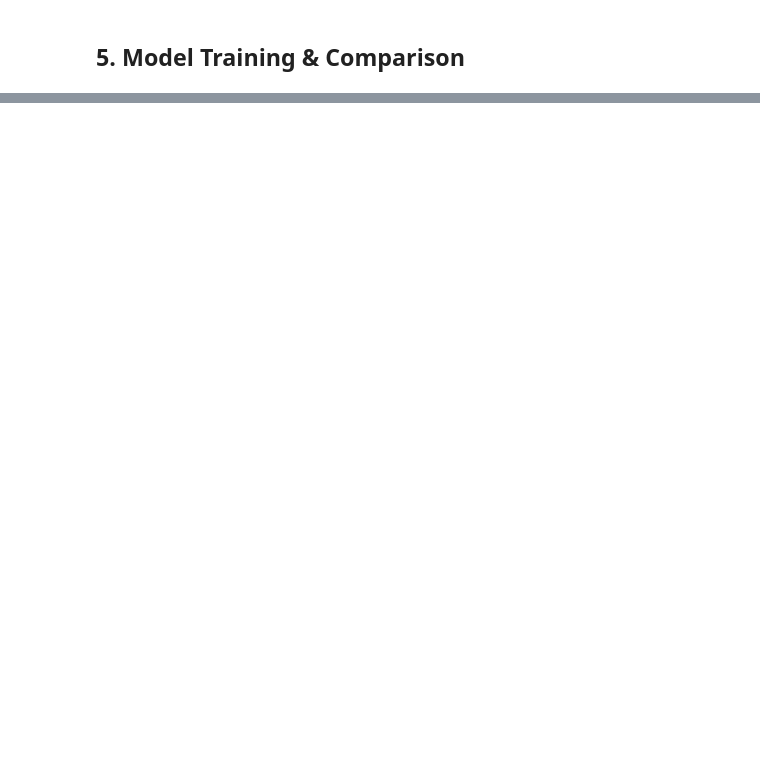
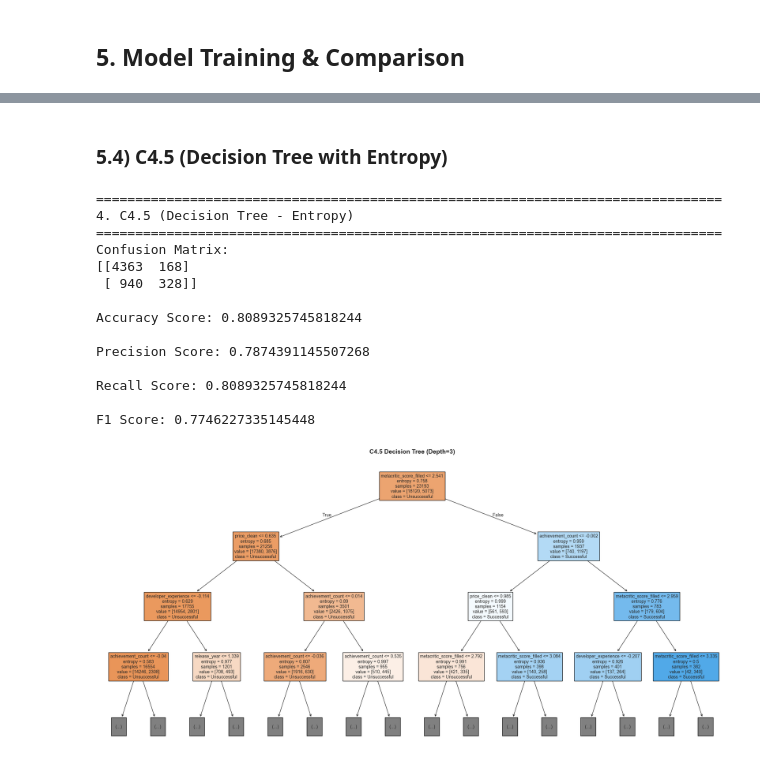
Before and after one commit to Ayan-Mahmood/DataMining_SteamGameSuccess, a Jupyter notebook: finalproject/final_streamlined.ipynb, the cells around one changed output, grey strips where cells are left out. Cells and saved outputs as stored; diff of their text form; code cells hidden in the pictures; blank space fills up the shorter version.

```diff
--- a/finalproject/final_streamlined.ipynb
+++ b/finalproject/final_streamlined.ipynb
@@ -643,0 +582,47 @@ Top 15 Most Important Features:
+# %% [markdown]
+### 5.4) C4.5 (Decision Tree with Entropy)
+# %%
+print("\n" + "="*80)
+print("4. C4.5 (Decision Tree - Entropy)")
+print("="*80)
+
+# Create and train C4.5 model (entropy criterion)
+c45_model = DecisionTreeClassifier(criterion='entropy', random_state=42, max_depth=10)
+c45_model.fit(X_train_scaled, y_train)
+
+# Make predictions
+y_pred_c45 = c45_model.predict(X_test_scaled)
+
+# Evaluate
+print('Confusion Matrix:')
+print(confusion_matrix(y_test, y_pred_c45))
+print('\nAccuracy Score:', accuracy_score(y_test, y_pred_c45))
+print('\nPrecision Score:', precision_score(y_test, y_pred_c45, average='weighted'))
+print('\nRecall Score:', recall_score(y_test, y_pred_c45, average='weighted'))
+print('\nF1 Score:', f1_score(y_test, y_pred_c45, average='weighted'))
+
+results.append({'Model': 'C4.5', 'Accuracy': accuracy_score(y_test, y_pred_c45), 'F1-Score': f1_score(y_test, y_pred_c45, average='weighted')})
+
+# Visualize tree (limited depth for readability)
+plt.figure(figsize=(20, 10), dpi=100)
+plot_tree(c45_model, max_depth=3, fontsize=10, filled=True,
+          feature_names=X_train_scaled.columns, class_names=['Unsuccessful', 'Successful'])
+plt.title('C4.5 Decision Tree (Depth=3)', fontsize=14, fontweight='bold')
+plt.tight_layout()
+plt.show()
+# %% [output]
+================================================================================
+4. C4.5 (Decision Tree - Entropy)
+================================================================================
+Confusion Matrix:
+[[4363  168]
+ [ 940  328]]
+
+Accuracy Score: 0.8089325745818244
+
+Precision Score: 0.7874391145507268
+
+Recall Score: 0.8089325745818244
+
+F1 Score: 0.7746227335145448
+[figure, added]
```
Also changed, not shown: parts of 32 cells of this notebook.
